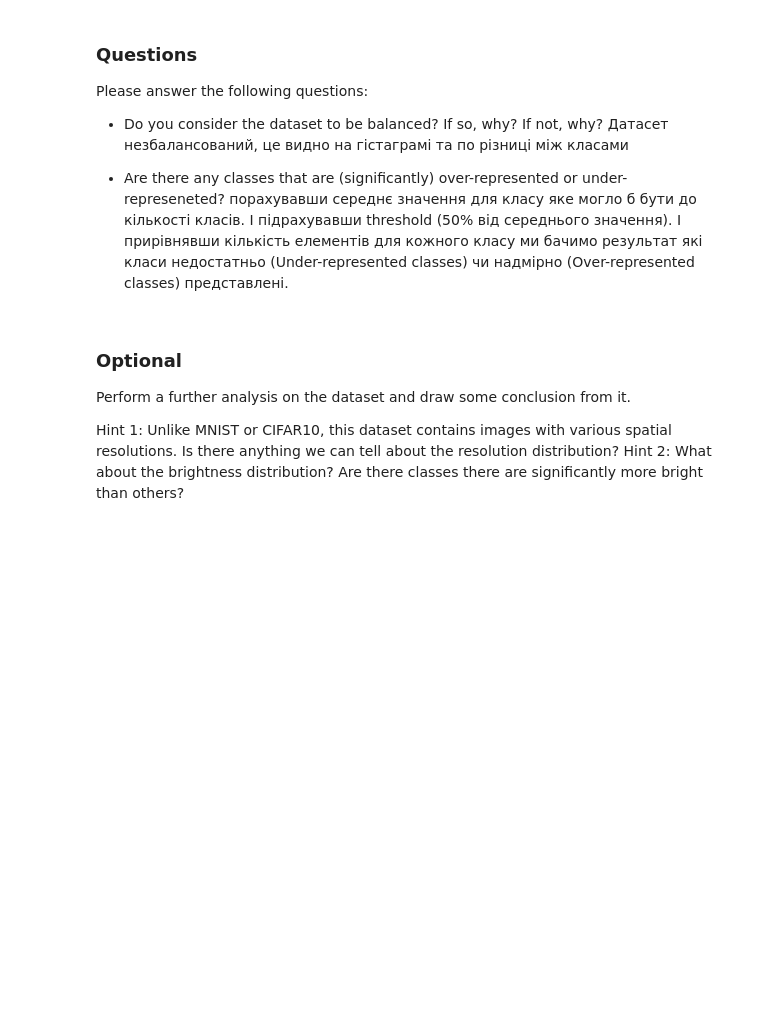
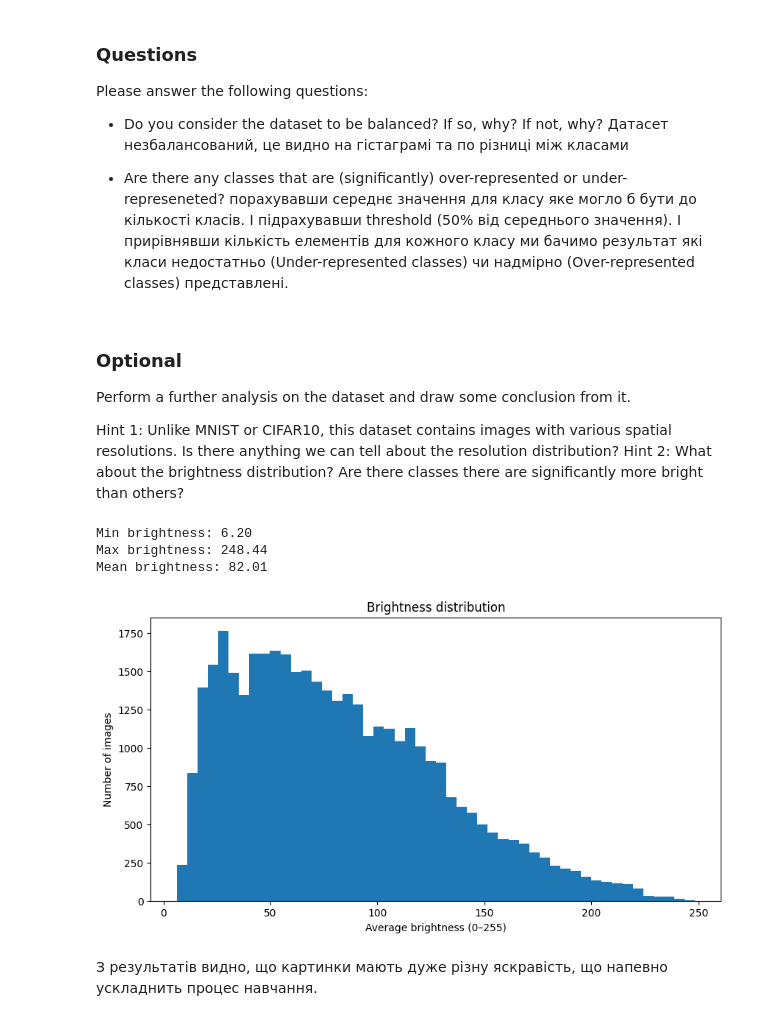
Before and after one commit to IhorPylyavets/RobotDreams_ComputerVisionCourse, a Jupyter notebook: lesson_13_neural_networks/homework/Homework_13.ipynb, the cells around one changed output. Drawn from its saved outputs; the diff is of its cells as text; code cells hidden in the pictures; blank space fills up the shorter version.

```diff
--- a/lesson_13_neural_networks/homework/Homework_13.ipynb
+++ b/lesson_13_neural_networks/homework/Homework_13.ipynb
@@ -147,3 +147,30 @@ Perform a further analysis on the dataset and draw some conclusion from it.
 
 Hint 1: Unlike MNIST or CIFAR10, this dataset contains images with various spatial resolutions. Is there anything we can tell about the resolution distribution?
 Hint 2: What about the brightness distribution? Are there classes there are significantly more bright than others?
+# %%
+brightness = []
+
+for path in data['Path']:
+    img = cv2.imread(os.path.join(root, path))
+    gray = cv2.cvtColor(img, cv2.COLOR_BGR2GRAY)
+    brightness.append(gray.mean())
+
+brightness = np.array(brightness)
+
+print(f"Min brightness: {brightness.min():.2f}")
+print(f"Max brightness: {brightness.max():.2f}")
+print(f"Mean brightness: {brightness.mean():.2f}")
+
+plt.figure(figsize=(10,5))
+plt.hist(brightness, bins=50)
+plt.title('Brightness distribution')
+plt.xlabel('Average brightness (0–255)')
+plt.ylabel('Number of images')
+plt.show()
+# %% [output]
+Min brightness: 6.20
+Max brightness: 248.44
+Mean brightness: 82.01
+[figure, added]
+# %% [markdown]
+З результатів видно, що картинки мають дуже різну яскравість, що напевно ускладнить процес навчання.
```
Also changed, not shown: parts of 5 cells of this notebook, 1 other file.
